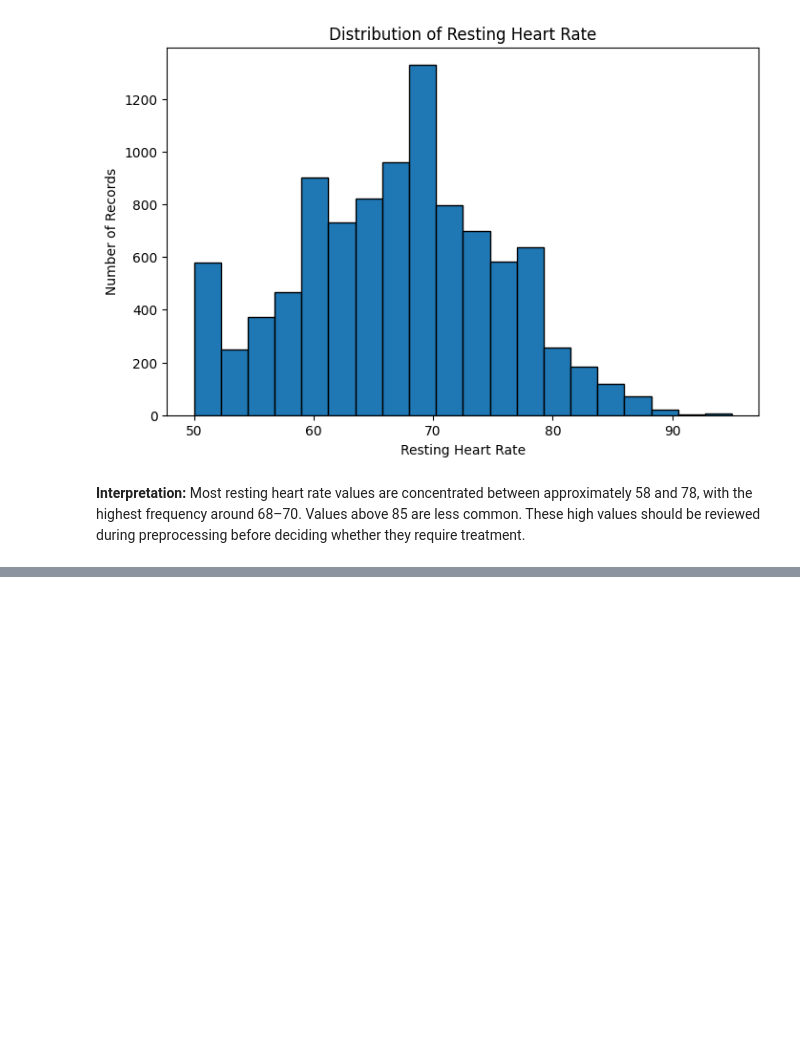
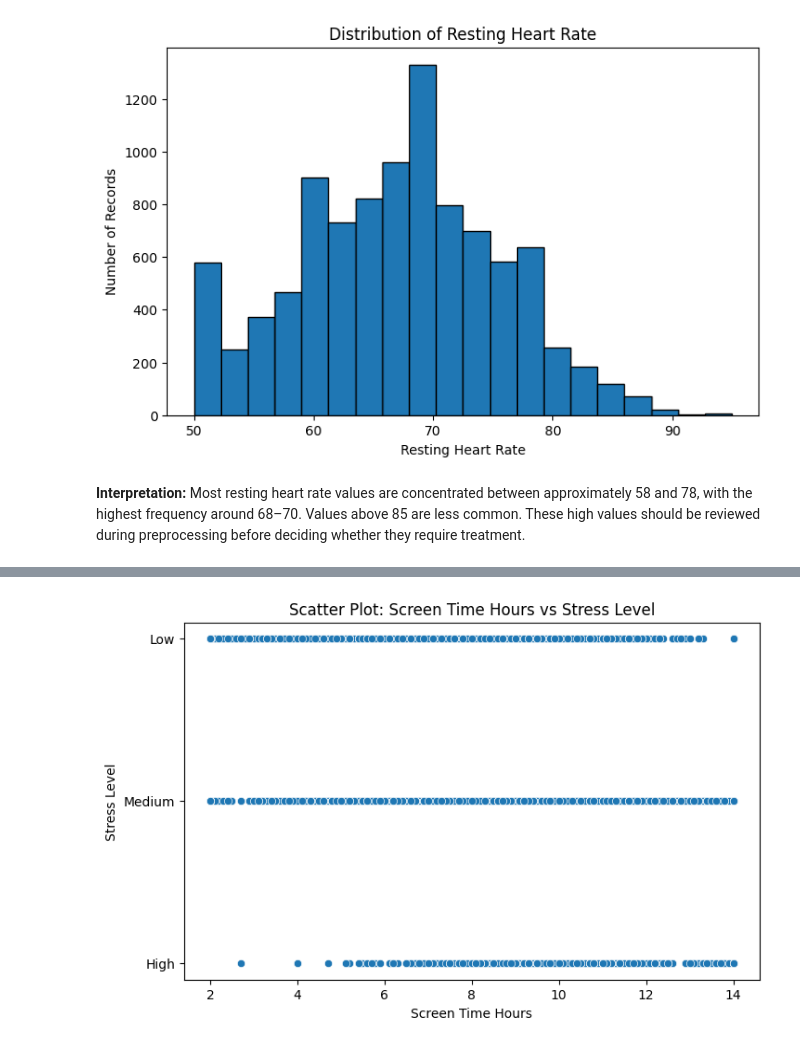
Before and after one commit to hend-22/-IT326-Project, a Jupyter notebook: Reports/Phase2.ipynb, the cells around one changed output, grey strips where cells are left out. Drawn from its saved outputs; the diff is of its cells as text; code cells hidden in the pictures; blank space fills up the shorter version.

```diff
--- a/Reports/Phase2.ipynb
+++ b/Reports/Phase2.ipynb
@@ -151,0 +171,9 @@ plt.show()
+# %%
+plt.figure(figsize=(8, 5))
+sns.scatterplot(x=df['Screen_Time_Hours'], y=df['Daily_Stress_Level'])
+plt.title('Scatter Plot: Screen Time Hours vs Stress Level')
+plt.xlabel('Screen Time Hours')
+plt.ylabel('Stress Level')
+plt.show()
+# %% [output]
+[figure, added]
```
Also changed, not shown: parts of 9 cells of this notebook.
